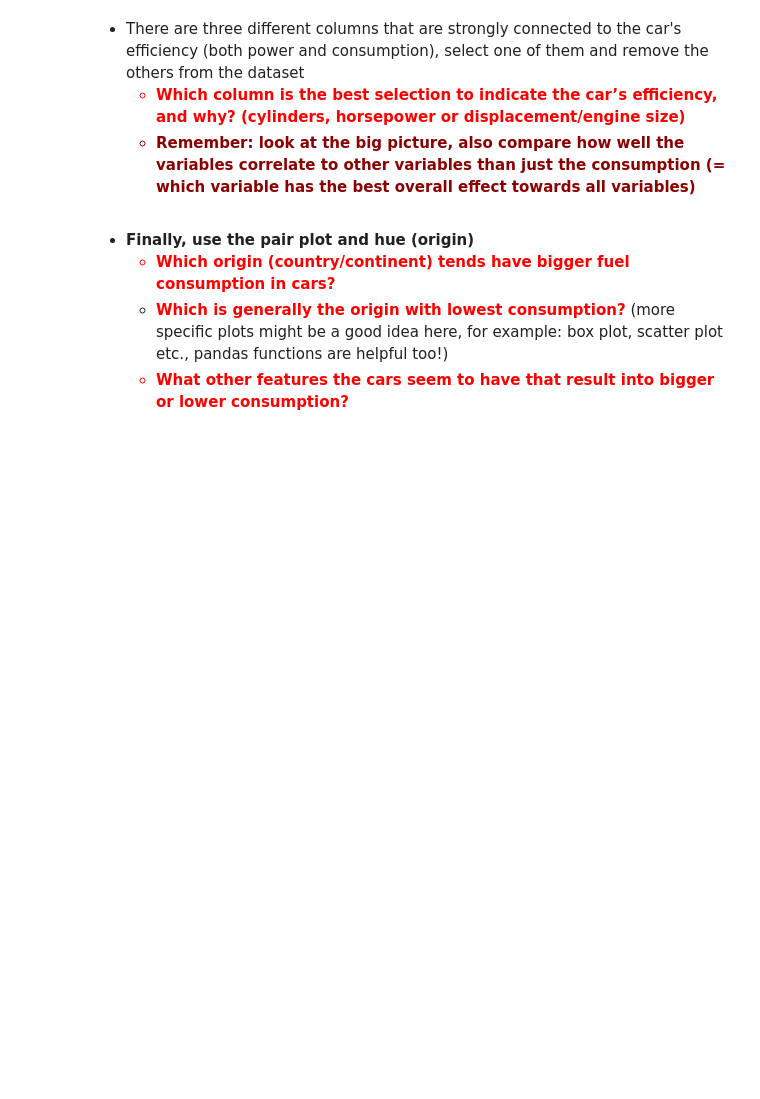
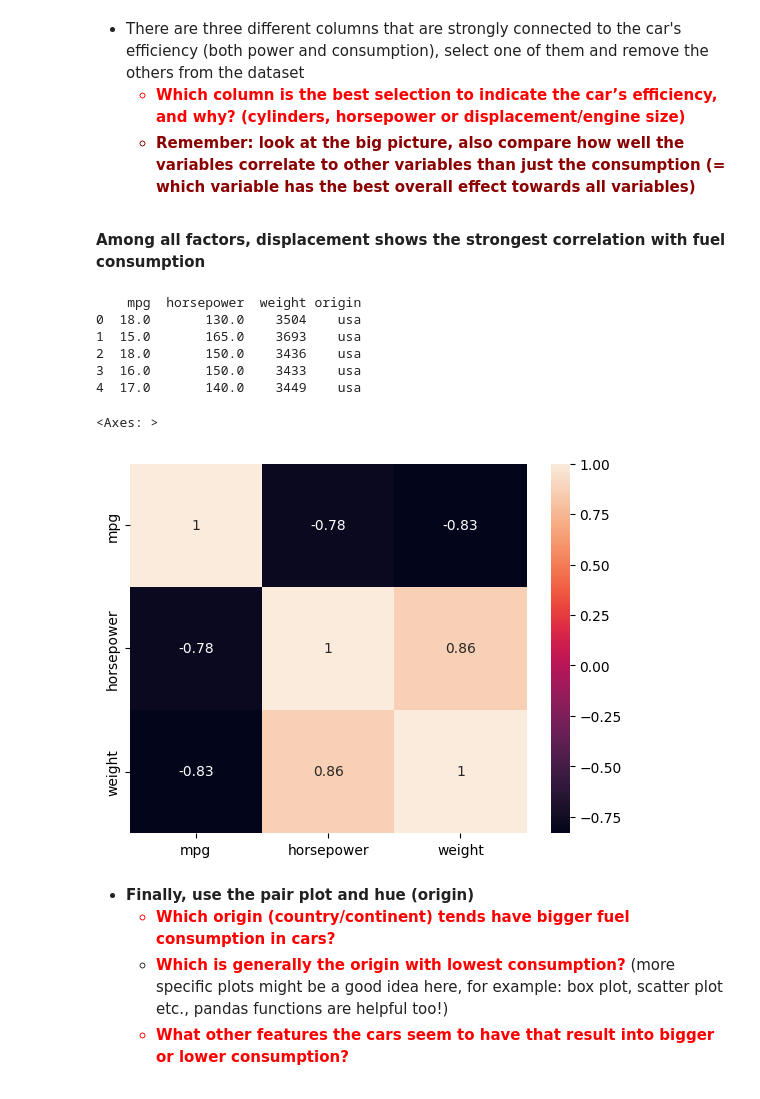
Before and after one commit to praveens23108/Data-Analytics-Exercises, a Jupyter notebook: DataAnalyticsExerciseSet3.ipynb, the cells around one changed output. Drawn from its saved outputs; the diff is of its cells as text; code cells hidden in the pictures; blank space fills up the shorter version.

```diff
--- a/DataAnalyticsExerciseSet3.ipynb
+++ b/DataAnalyticsExerciseSet3.ipynb
@@ -271,3 +331,24 @@ displacement/engine size)</li>
+# %% [markdown]
+**Among all factors, displacement shows the strongest correlation with fuel consumption**
+# %%
+# dropping less relevant columns
+
+mpg_3 = mpg_2.drop(columns=['cylinders', 'displacement'])
+print(mpg_3.head())
+
+# creating the correlation matrix after dropping less relevant columns
+
+correlation_matrix_3 = mpg_3.corr(numeric_only=True)
+sns.heatmap(correlation_matrix_3, annot=True)
+# %% [output]
+    mpg  horsepower  weight origin
+0  18.0       130.0    3504    usa
+1  15.0       165.0    3693    usa
+2  18.0       150.0    3436    usa
+3  16.0       150.0    3433    usa
+4  17.0       140.0    3449    usa
+<Axes: >
+[figure, added]
 # %% [markdown]
 <ul>
     <li><b>Finally, use the pair plot and hue (origin)</b></li>
```
Also changed, not shown: parts of 39 cells of this notebook.
